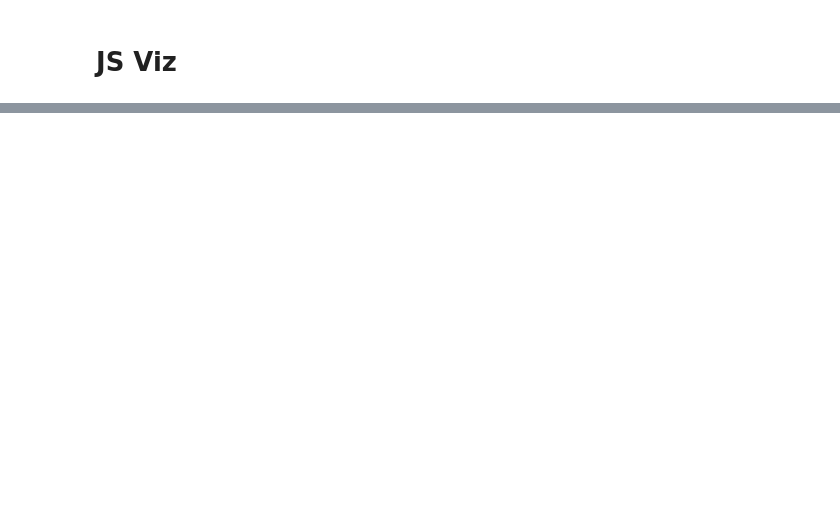
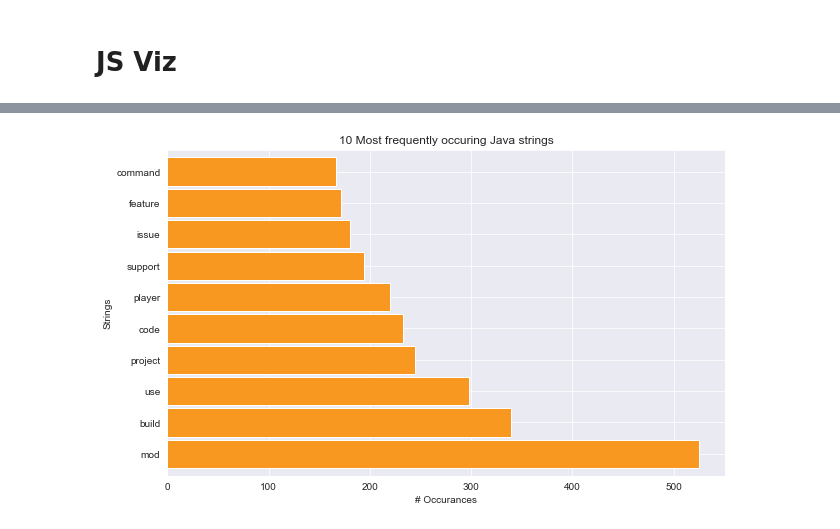
Before and after one commit to Doubtable-Steves-Linguistics/MinecraftNLP, a Jupyter notebook: michael_explore_notebook.ipynb, the cells around one changed output, grey strips where cells are left out. Cells and saved outputs as stored; diff of their text form; code cells hidden in the pictures; blank space fills up the shorter version.

```diff
--- a/michael_explore_notebook.ipynb
+++ b/michael_explore_notebook.ipynb
@@ -602,5 +335,29 @@ _ = plt.yticks(ticks, labels)
 # %% [markdown]
 # Java Viz
+# %%
+def get_top10_java(train):
+    '''
+    This function takes in a train dataset, creates a df for
+    the Java coding language, then plots the 10 most frequently
+    used words in the column labeled 'language'
+    '''
+    java_df = train[train.language == 'Java']
+    java_txt = ' '.join(java_df['lemmatized'])
+    java_txt = pd.Series(java_txt.split()).value_counts().head(10)
+
+    sns.set_style("darkgrid")
+    java_txt.sort_values(ascending=False).plot.barh(color='#f89820', width=.9, figsize=(10, 6))
+
+    plt.title('10 Most frequently occuring Java strings')
+    plt.ylabel('Strings')
+    plt.xlabel('# Occurances')
+
+    # make the labels pretty
+    ticks, _ = plt.yticks()
+    labels = java_txt.reset_index()['index']
+    _ = plt.yticks(ticks, labels)
+
+    plt.show()
 # %%
 java_df = train[train.language == 'Java']
 java_txt = ' '.join(java_df['lemmatized'])
@@ -669,0 +450,4 @@ _ = plt.yticks(ticks, labels)
+# %%
+get_top10_java(train)
+# %% [output]
+[figure, added]
```
Also changed, not shown: parts of 36 cells of this notebook, 1 other file.
